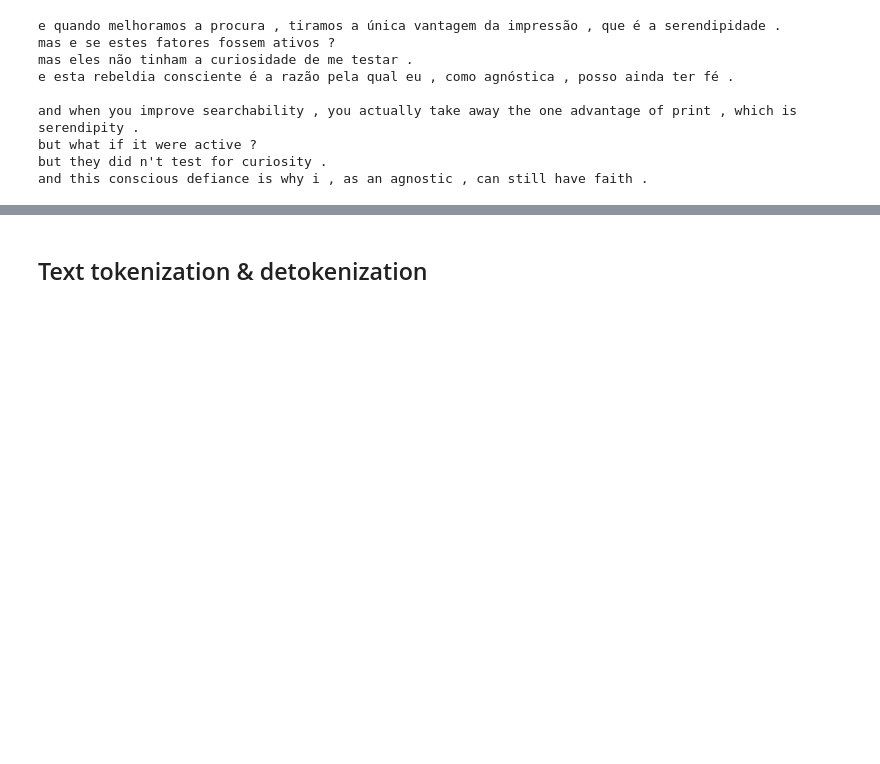
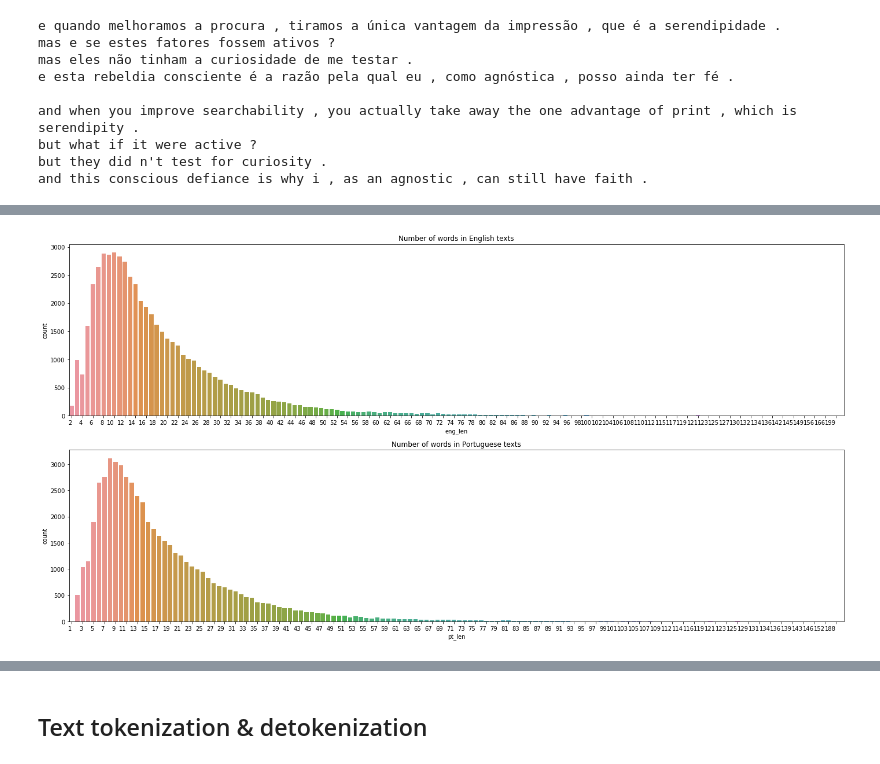
Before and after one commit to gundruke/FCD-final-project, a Jupyter notebook: transformer.ipynb, the cells around one changed output, grey strips where cells are left out. Drawn from its saved outputs; the diff is of its cells as text; code cells hidden in the pictures; blank space fills up the shorter version.

```diff
--- a/transformer.ipynb
+++ b/transformer.ipynb
@@ -69,0 +78,20 @@ and this conscious defiance is why i , as an agnostic , can still have faith .
+# %%
+def ds_to_df(prefetch_ds):
+    ds = tf.data.Dataset.from_tensor_slices(list(prefetch_ds))
+    df = tfds.as_dataframe(ds)
+    eng = []
+    pt = []
+    for index, row in df.iterrows():
+        pt.append(row[0][0].decode("utf-8"))
+        eng.append(row[0][1].decode("utf-8"))
+    df["English"] = eng
+    df["Portuguese"] = pt
+    return df
+# %%
+train_df = ds_to_df(train_examples)
+test_df = ds_to_df(test_examples)
+val_df = ds_to_df(val_examples)
+
+train_df.to_csv("Input/train.csv")
+train_df.to_csv("Input/test.csv")
+train_df.to_csv("Input/val.csv")
@@ -69,0 +100,3 @@ and this conscious defiance is why i , as an agnostic , can still have faith .
+# %%
+data = train_df.append(test_df)
+data = data.append(val_df)
@@ -69,0 +125,3 @@ and this conscious defiance is why i , as an agnostic , can still have faith .
+# %%
+data["eng_len"] = data["English"].str.split().str.len()
+data["pt_len"] = data["Portuguese"].str.split().str.len()
@@ -69,0 +144,16 @@ and this conscious defiance is why i , as an agnostic , can still have faith .
+# %%
+from matplotlib import ticker
+
+fig, ax = plt.subplots(nrows=2, ncols=1, figsize=(24,12))
+sns.countplot(data=data, x="eng_len",ax = ax[0])
+plt.setp(ax[0].get_xticklabels(), ha="right", rotation_mode="anchor")
+sns.countplot(data=data, x="pt_len", ax = ax[1])
+plt.setp(ax[1].get_xticklabels(), ha="right", rotation_mode="anchor")
+
+ax[0].set_title("Number of words in English texts")
+ax[1].set_title("Number of words in Portuguese texts")
+
+ax[0].xaxis.set_major_locator(ticker.MultipleLocator(base=2))
+ax[1].xaxis.set_major_locator(ticker.MultipleLocator(base=2))
+# %% [output]
+[figure, added]
```
Also changed, not shown: parts of 24 cells of this notebook, 6 other files.
